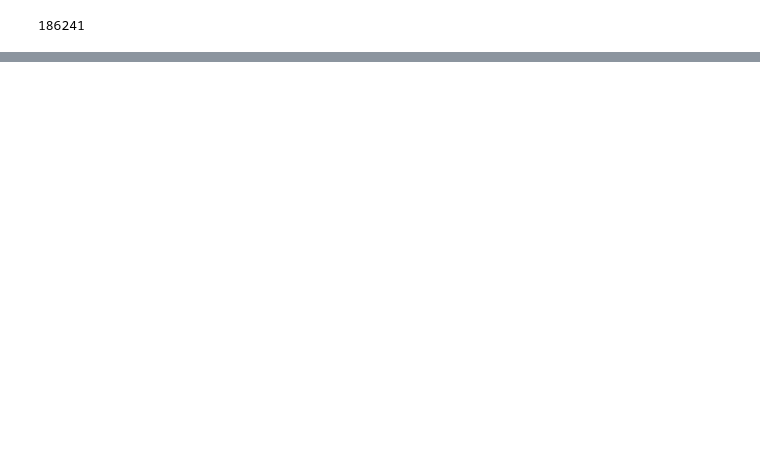
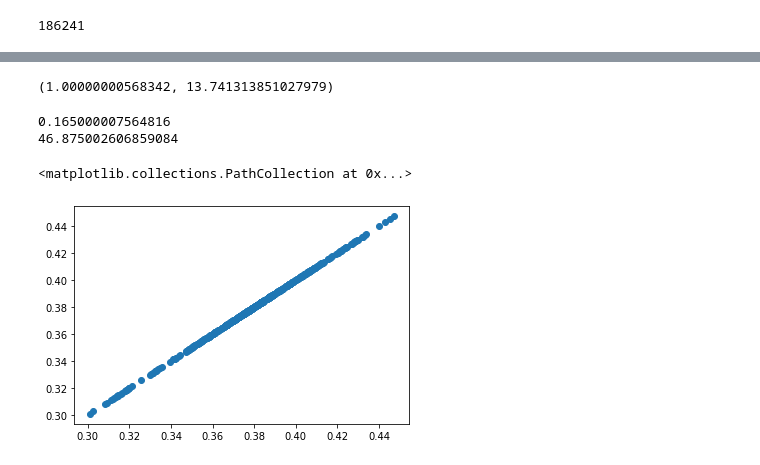
Before and after one commit to syj3514/YoungTree, a Jupyter notebook: TreeSaving.ipynb, the cells around one changed output, grey strips where cells are left out. Cells and saved outputs as stored; diff of their text form; code cells hidden in the pictures; blank space fills up the shorter version.

```diff
--- a/TreeSaving.ipynb
+++ b/TreeSaving.ipynb
@@ -59,0 +83,2 @@ pklsave((readme, result), f"{repo}/YoungTree/ytree.pickle")
+# %%
+treemaker = uhmi.TreeMaker.load(snap, galaxy=True)
@@ -59,0 +278,24 @@ pklsave((readme, result), f"{repo}/YoungTree/ytree.pickle")
+# %%
+snap.params['aexp'], snap.params['age']
+# %% [output]
+(1.00000000568342, 13.741313851027979)
+# %%
+aout20 = 20
+snap20 = uri.RamsesSnapshot(repo, aout20, mode=rurmode)
+gals20 = uhmi.HaloMaker.load(snap20, galaxy=True)
+aexp20 = snap20.params['aexp']
+print(aexp20)
+boxsize_physical = snap20.params['boxsize_physical']
+print(boxsize_physical)
+
+# tgals20 = galtm.loadtree(20, useiout=True)
+tgals20 = treemaker[treemaker['timestep'] == 20 - 19]
+# array['x'] / boxsize_physical / array['aexp'] + 0.5
+# plt.scatter(gals20['x'], galtm.loadtree(20, useiout=True)['x'] / boxsize_physical + 0.5)
+# plt.scatter(gals20['x'], (tgals20['x']-0.5)*boxsize_physical*aexp20)
+plt.scatter(gals20['x'], tgals20['x'])
+# %% [output]
+0.165000007564816
+46.875002606859084
+<matplotlib.collections.PathCollection at 0x...>
+[figure, added]
```
Also changed, not shown: parts of 15 cells of this notebook, 4 other files.
